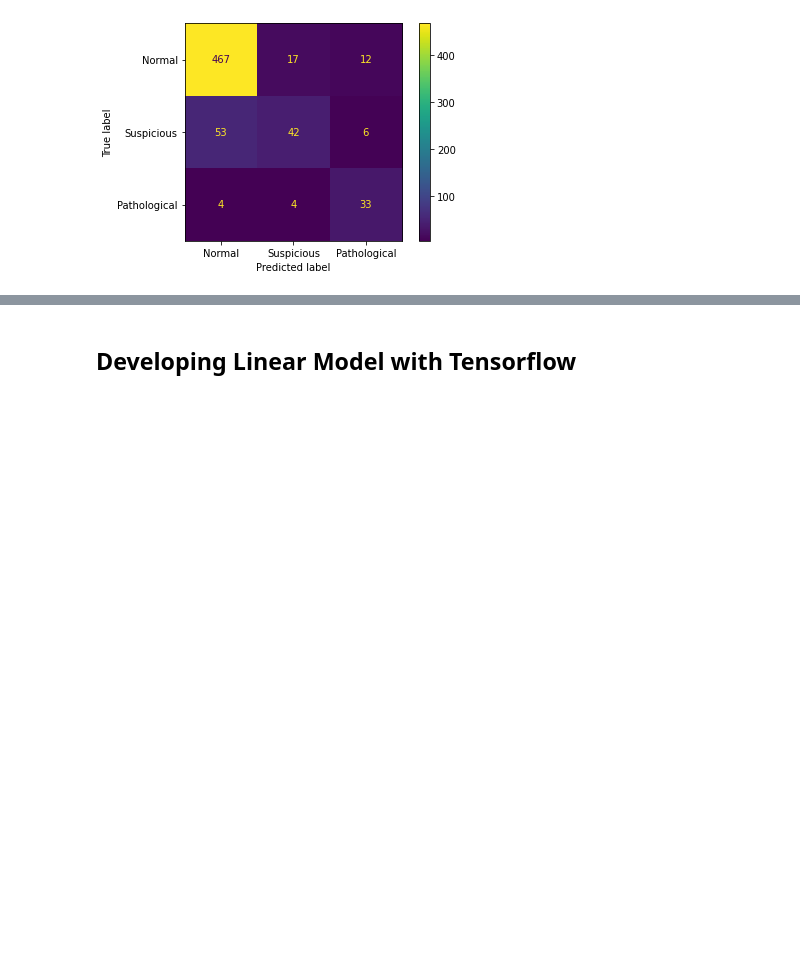
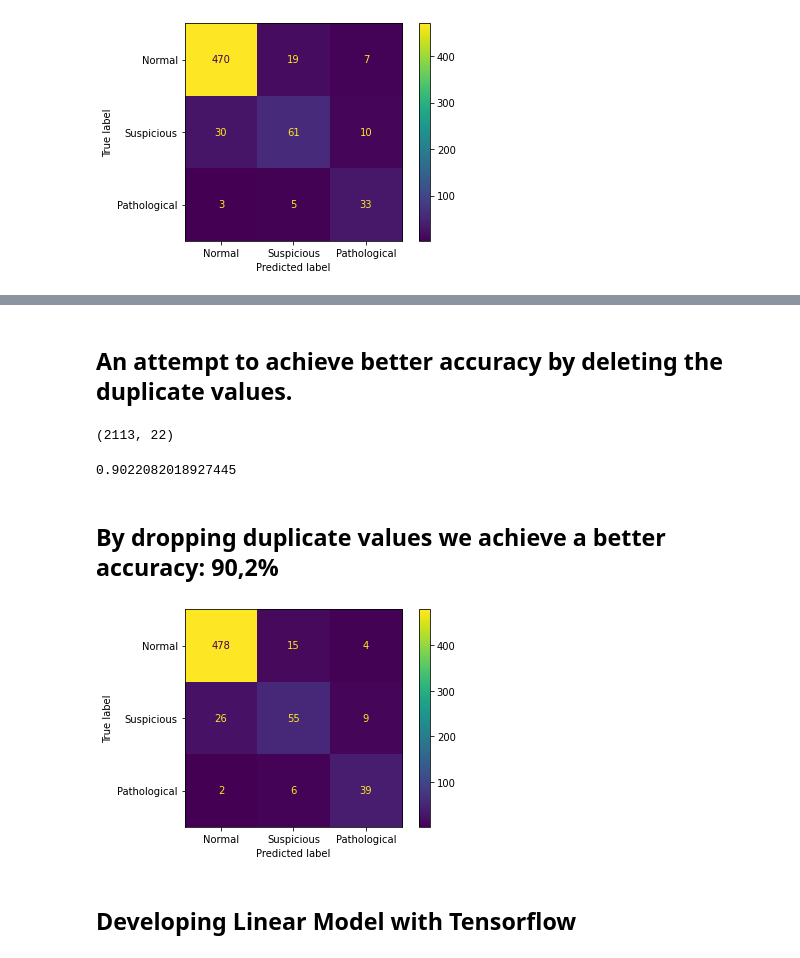
Before and after one commit to Niroth36/fetal_health_Classification, a Jupyter notebook: it21395first.ipynb, the cells around one changed output, grey strips where cells are left out. Drawn from its saved outputs; the diff is of its cells as text; code cells hidden in the pictures; blank space fills up the shorter version.

Commit message:
Removing duplicates

```diff
--- a/it21395first.ipynb
+++ b/it21395first.ipynb
@@ -237,3 +189,31 @@ X_train_std.describe().T
+# %%
+from sklearn import model_selection, preprocessing
+from sklearn.model_selection import train_test_split
+from sklearn.preprocessing import StandardScaler
+
+def data_preprocessing(df):
+  # Split dataset into X values and y labels
+  X=df.drop(["fetal_health"],axis=1)
+  y=df["fetal_health"]
+
+  # Split dataset into train and test set
+  X_train, X_test, y_train, y_test = train_test_split(X, y, train_size=0.7, random_state=42)
+
+  # Implement Standard Scaling to X_train and X_test values
+  col_names1 = list(X_test.columns)
+  s_scaler1 = preprocessing.StandardScaler()
+  X_test_std= s_scaler1.fit_transform(X_test)
+  X_test_std = pd.DataFrame(X_test_std, columns=col_names1)
+
+  col_names = list(X_train.columns)
+  s_scaler = preprocessing.StandardScaler()
+  s_scaler.fit(X_train)
+  X_train_std = s_scaler.transform(X_train)
+  X_train_std = pd.DataFrame(X_train_std, columns=col_names)
+
+  return X_train_std, X_test_std, y_train, y_test
+# %%
+X_train, X_test, y_train, y_test = data_preprocessing(dataset)
 # %% [markdown]
 ## Looking at the scaled features of the train set.
 # %%
@@ -330,3 +308,27 @@ plt.show()
+# %% [markdown]
+## An attempt to achieve better accuracy by deleting the duplicate values.
+# %%
+new_df = dataset.drop_duplicates()
+new_df.shape
+# %% [output]
+(2113, 22)
+# %%
+X_train_new, X_test_new, y_train_new, y_test_new = data_preprocessing(new_df)
+accuracy_new, cm_new = run_linear_sklearn(X_train_new, X_test_new, y_train_new, y_test_new)
+# %%
+print(accuracy_new)
+# %% [output]
+0.9022082018927445
+# %% [markdown]
+## By dropping duplicate values we achieve a better accuracy: 90,2%
+# %%
+labels = ['Normal', 'Suspicious', 'Pathological']
+
+disp = ConfusionMatrixDisplay(confusion_matrix=cm_new, display_labels=labels)
+disp.plot()
+plt.show()
+# %% [output]
+[figure, added]
 # %% [markdown]
 ## Developing Linear Model with Tensorflow
 # %%
```
Also changed, not shown: parts of 21 cells of this notebook.
